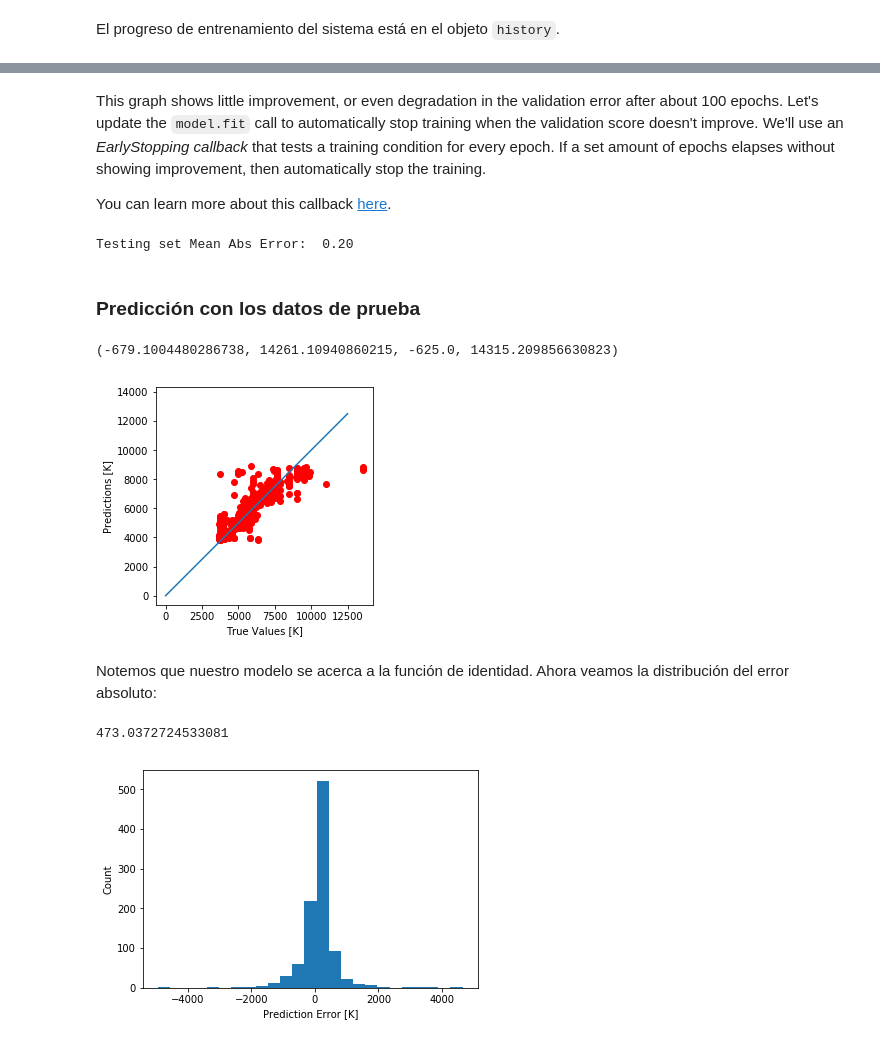
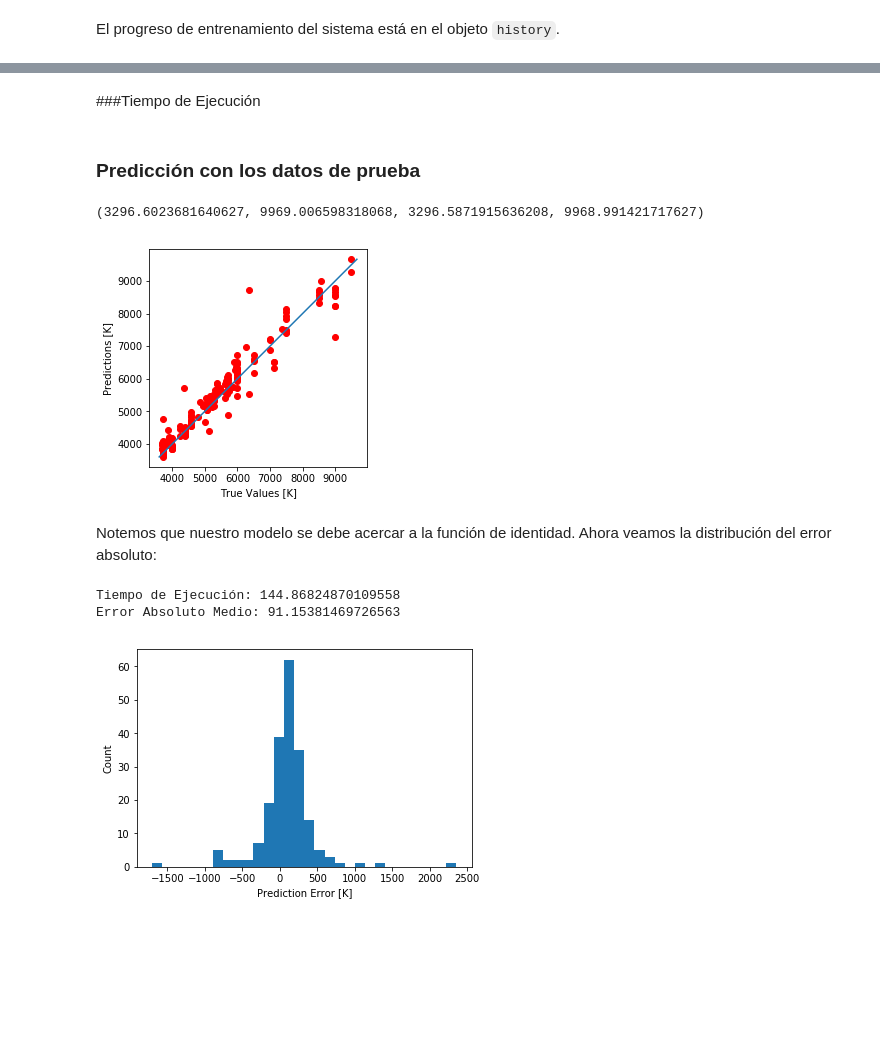
Before and after one commit to astrodatos/proyecto_neuralclusters, a Jupyter notebook: Neural_Clusters.ipynb, the cells around one changed output, grey strips where cells are left out. Cells and saved outputs as stored; diff of their text form; code cells hidden in the pictures; blank space fills up the shorter version.

```diff
--- a/Neural_Clusters.ipynb
+++ b/Neural_Clusters.ipynb
@@ -139,8 +112,8 @@ Se utilizarán los datos normalizados para entrenar el modelo.
 # %%
 def build_model():
   model = keras.Sequential([
-    layers.Dense(1, activation=tf.nn.tanh, input_shape=[len(train_datapd.keys())]),
-    #layers.Dense(5, activation=tf.nn.tanh),
+    layers.Dense(5, activation=tf.nn.tanh, input_shape=[len(train_datapd.keys())]),
+    layers.Dense(5, activation=tf.nn.tanh),
     #layers.Dense(4, activation=tf.nn.relu),
     layers.Dense(1)
   ])
@@ -248,4 +219,0 @@ plot_history(history)
-# %% [markdown]
-This graph shows little improvement, or even degradation in the validation error after about 100 epochs. Let's update the `model.fit` call to automatically stop training when the validation score doesn't improve. We'll use an *EarlyStopping callback* that tests a training condition for  every epoch. If a set amount of epochs elapses without showing improvement, then automatically stop the training.
-
-You can learn more about this callback [here](https://www.tensorflow.org/versions/master/api_docs/python/tf/keras/callbacks/EarlyStopping).
@@ -262,25 +220,25 @@ You can learn more about this callback [here](https://www.tensorflow.org/version
-# %%
-norm_test_feat = (test_feat-test_feat.mean())/test_feat.std()
-norm_test_labels = (test_labels-test_labels.mean())/test_labels.std()
-
-
-loss, mae, mse = model.evaluate(norm_test_feat, norm_test_labels, verbose=0)
-
-print("Testing set Mean Abs Error: {:5.2f}".format(mae))
-# %% [output]
-Testing set Mean Abs Error:  0.20
+# %% [markdown]
+###Tiempo de Ejecución
+# %%
+t_fin = time()
+t_ejecucion = t_fin - t_ini
 # %% [markdown]
 ### Predicción con los datos de prueba
 # %%
-#print(norm_test_labels)
+test_predictions = model.predict(norm_test_feat).flatten()
 
-test_predictions = model.predict(norm_test_feat).flatten()
-#print(test_predictions)
+test_predictions = desnorm(test_predictions, train_labels.mean(), train_labels.std())
+m1 = min(test_labels)
+M1 = max(test_labels)
 
-test_predictions = desnorm(test_predictions, train_mean, train_std)
+m2 = min(test_predictions)
+M2 = max(test_predictions)
+
+m = min([m1, m2])
+M = max([M1, M2])
 
 plt.scatter(test_labels, test_predictions, color='red')
-plt.plot([0 , 12500], [0, 12500])
+plt.plot([m , M], [m, M])
 plt.xlabel('True Values [K]')
 plt.ylabel('Predictions [K]')
 plt.axis('equal')
@@ -290,19 +248,22 @@ plt.axis('square')
 #plt.ylim([0,plt.ylim()[1]])
 #_ = plt.plot([-100, 100], [-100, 100])
 # %% [output]
-(-679.1004480286738, 14261.10940860215, -625.0, 14315.209856630823)
+(3296.6023681640627, 9969.006598318068, 3296.5871915636208, 9968.991421717627)
-[figure, old version]
+[figure, new version]
 # %% [markdown]
-Notemos que nuestro modelo se acerca a la función de  identidad. Ahora veamos la distribución del error absoluto:
+Notemos que nuestro modelo se debe acercar a la función de  identidad. Ahora veamos la distribución del error absoluto:
 # %%
 error = test_predictions - test_labels
-plt.hist(error, bins = 25)
+
+plt.hist(error, bins = 30)
 plt.xlabel("Prediction Error [K]")
 _ = plt.ylabel("Count")
 
-t_fin = time()
+MeanAbsError = error.mean()
 
-print(t_fin - t_ini)
+print('Tiempo de Ejecución:', t_ejecucion)
+print('Error Absoluto Medio:', MeanAbsError)
 # %% [output]
-473.0372724533081
+Tiempo de Ejecución: 144.86824870109558
+Error Absoluto Medio: 91.15381469726563
-[figure, old version]
+[figure, new version]
```
Also changed, not shown: parts of 16 cells of this notebook.
